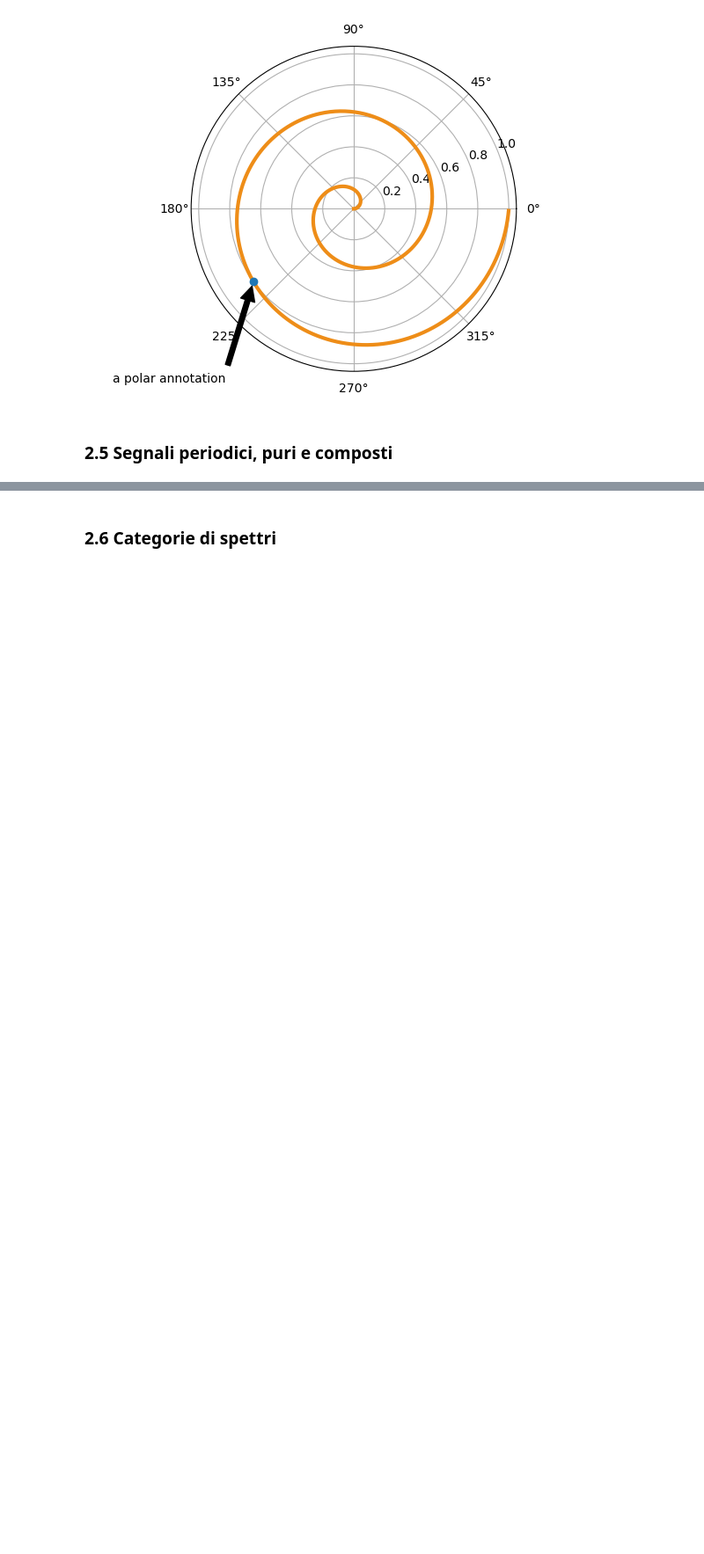
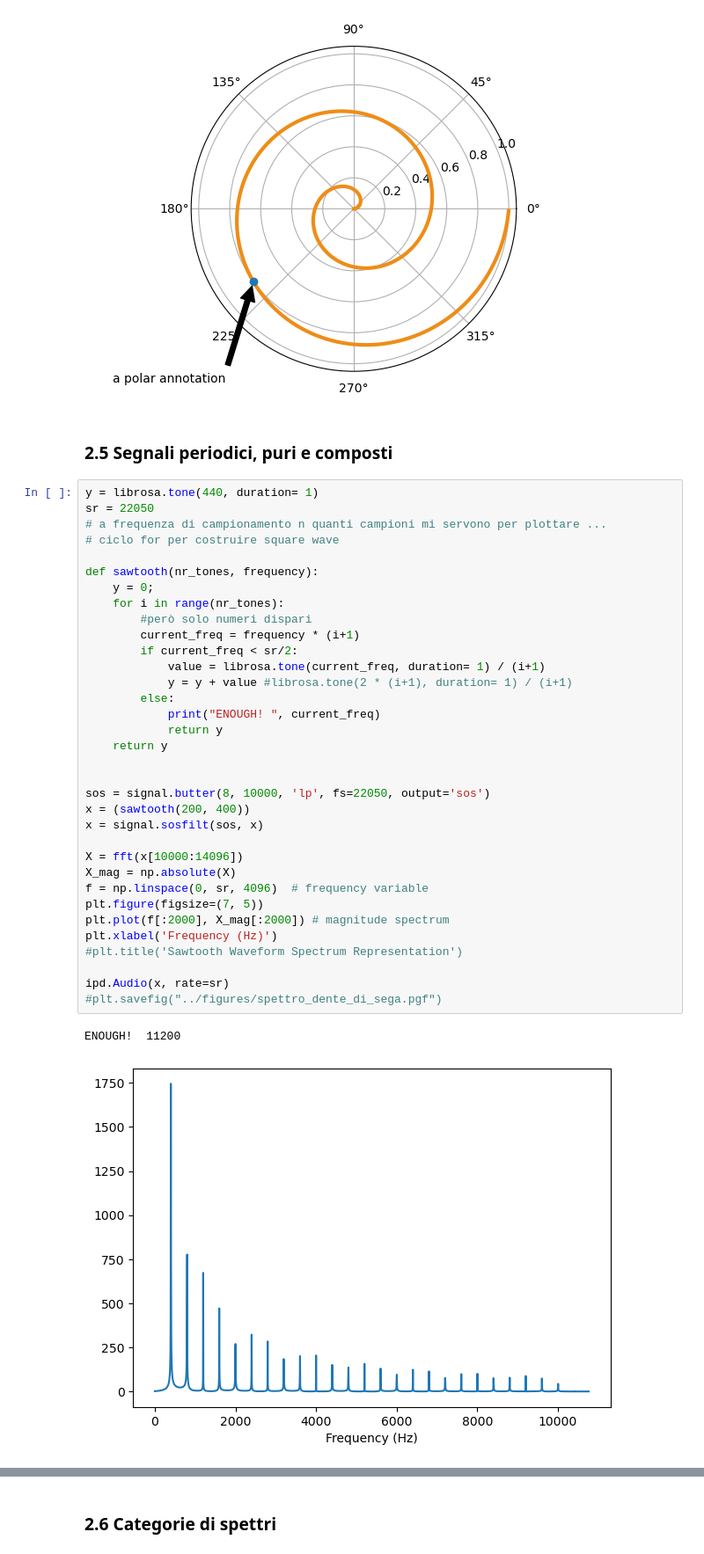
Before and after one commit to andreaagostini-teaching/cs1-dispense, a Jupyter notebook: notebooks/capitolo_2.ipynb, the cells around one changed output, grey strips where cells are left out. Shown at 88% size. Saved outputs shown, nothing was run; the diff lists cells and outputs as text; blank space fills up the shorter version.

```diff
--- a/notebooks/capitolo_2.ipynb
+++ b/notebooks/capitolo_2.ipynb
@@ -84,3 +105,40 @@ Text(0.05, 0.05, 'a polar annotation')
 [figure]
 # %% [markdown]
 ### 2.5 Segnali periodici, puri e composti
+# %%
+y = librosa.tone(440, duration= 1)
+sr = 22050
+# a frequenza di campionamento n quanti campioni mi servono per plottare ...
+# ciclo for per costruire square wave
+
+def sawtooth(nr_tones, frequency):
+    y = 0;
+    for i in range(nr_tones):
+        #però solo numeri dispari
+        current_freq = frequency * (i+1)
+        if current_freq < sr/2:
+            value = librosa.tone(current_freq, duration= 1) / (i+1)
+            y = y + value #librosa.tone(2 * (i+1), duration= 1) / (i+1)
+        else:
+            print("ENOUGH! ", current_freq)
+            return y
+    return y
+
+
+sos = signal.butter(8, 10000, 'lp', fs=22050, output='sos')
+x = (sawtooth(200, 400))
+x = signal.sosfilt(sos, x)
+
+X = fft(x[10000:14096])
+X_mag = np.absolute(X)
+f = np.linspace(0, sr, 4096)  # frequency variable
+plt.figure(figsize=(7, 5))
+plt.plot(f[:2000], X_mag[:2000]) # magnitude spectrum
+plt.xlabel('Frequency (Hz)')
+#plt.title('Sawtooth Waveform Spectrum Representation')
+
+ipd.Audio(x, rate=sr)
+#plt.savefig("../figures/spettro_dente_di_sega.pgf")
+# %% [output]
+ENOUGH!  11200
+[figure, added]
```
Also changed, not shown: parts of 10 cells of this notebook, 15 other files.
